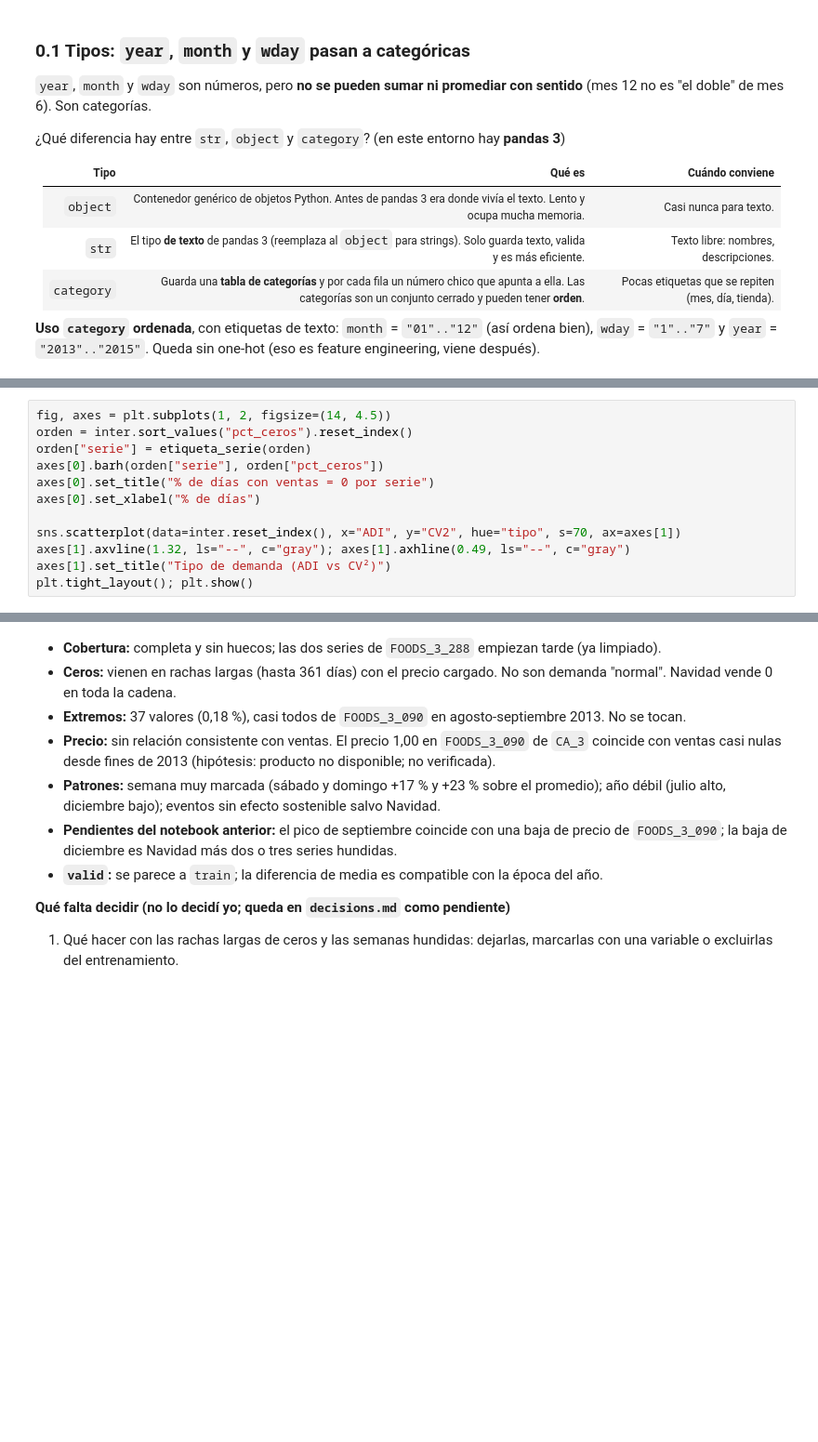
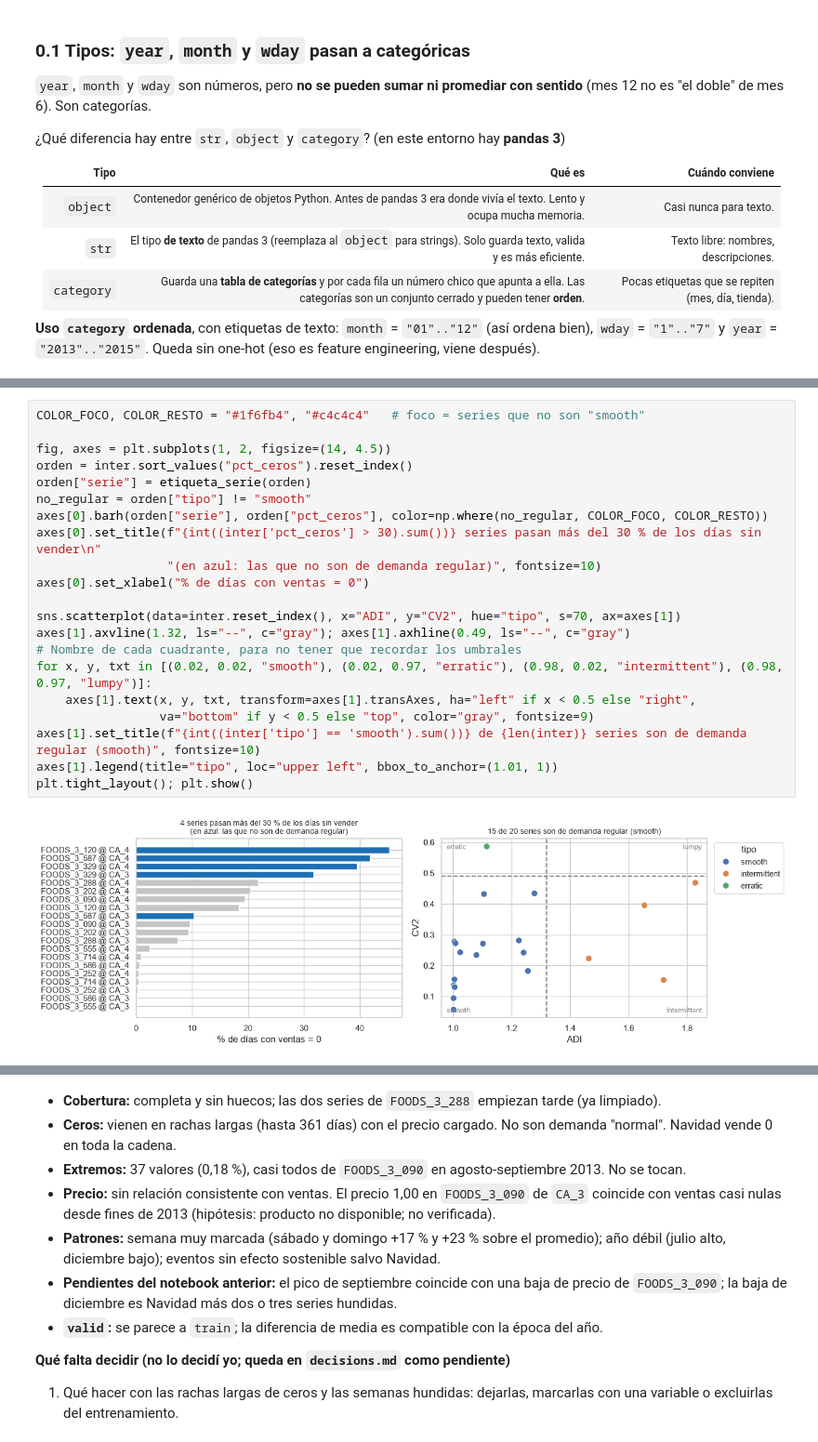
Before and after one commit to agus-chaud/forecasting-retail, a Jupyter notebook: 03_notebooks/03_Calidad_Datos_EDA.ipynb, the cells around one changed output, grey strips where cells are left out. Shown at 93% size. Cells and saved outputs as stored; diff of their text form; blank space fills up the shorter version.

```diff
--- a/03_notebooks/03_Calidad_Datos_EDA.ipynb
+++ b/03_notebooks/03_Calidad_Datos_EDA.ipynb
@@ -219,13 +330,24 @@ rachas.sort_values("dias", ascending=False)
 # %%
+COLOR_FOCO, COLOR_RESTO = "#1f6fb4", "#c4c4c4"   # foco = series que no son "smooth"
+
 fig, axes = plt.subplots(1, 2, figsize=(14, 4.5))
 orden = inter.sort_values("pct_ceros").reset_index()
 orden["serie"] = etiqueta_serie(orden)
-axes[0].barh(orden["serie"], orden["pct_ceros"])
-axes[0].set_title("% de días con ventas = 0 por serie")
-axes[0].set_xlabel("% de días")
+no_regular = orden["tipo"] != "smooth"
+axes[0].barh(orden["serie"], orden["pct_ceros"], color=np.where(no_regular, COLOR_FOCO, COLOR_RESTO))
+axes[0].set_title(f"{int((inter['pct_ceros'] > 30).sum())} series pasan más del 30 % de los días sin vender\n"
+                  "(en azul: las que no son de demanda regular)", fontsize=10)
+axes[0].set_xlabel("% de días con ventas = 0")
 
 sns.scatterplot(data=inter.reset_index(), x="ADI", y="CV2", hue="tipo", s=70, ax=axes[1])
 axes[1].axvline(1.32, ls="--", c="gray"); axes[1].axhline(0.49, ls="--", c="gray")
-axes[1].set_title("Tipo de demanda (ADI vs CV²)")
+# Nombre de cada cuadrante, para no tener que recordar los umbrales
+for x, y, txt in [(0.02, 0.02, "smooth"), (0.02, 0.97, "erratic"), (0.98, 0.02, "intermittent"), (0.98, 0.97, "lumpy")]:
+    axes[1].text(x, y, txt, transform=axes[1].transAxes, ha="left" if x < 0.5 else "right",
+                 va="bottom" if y < 0.5 else "top", color="gray", fontsize=9)
+axes[1].set_title(f"{int((inter['tipo'] == 'smooth').sum())} de {len(inter)} series son de demanda regular (smooth)", fontsize=10)
+axes[1].legend(title="tipo", loc="upper left", bbox_to_anchor=(1.01, 1))
 plt.tight_layout(); plt.show()
+# %% [output]
+[figure, added]
 # %% [markdown]
```
Also changed, not shown: parts of 63 cells of this notebook.
